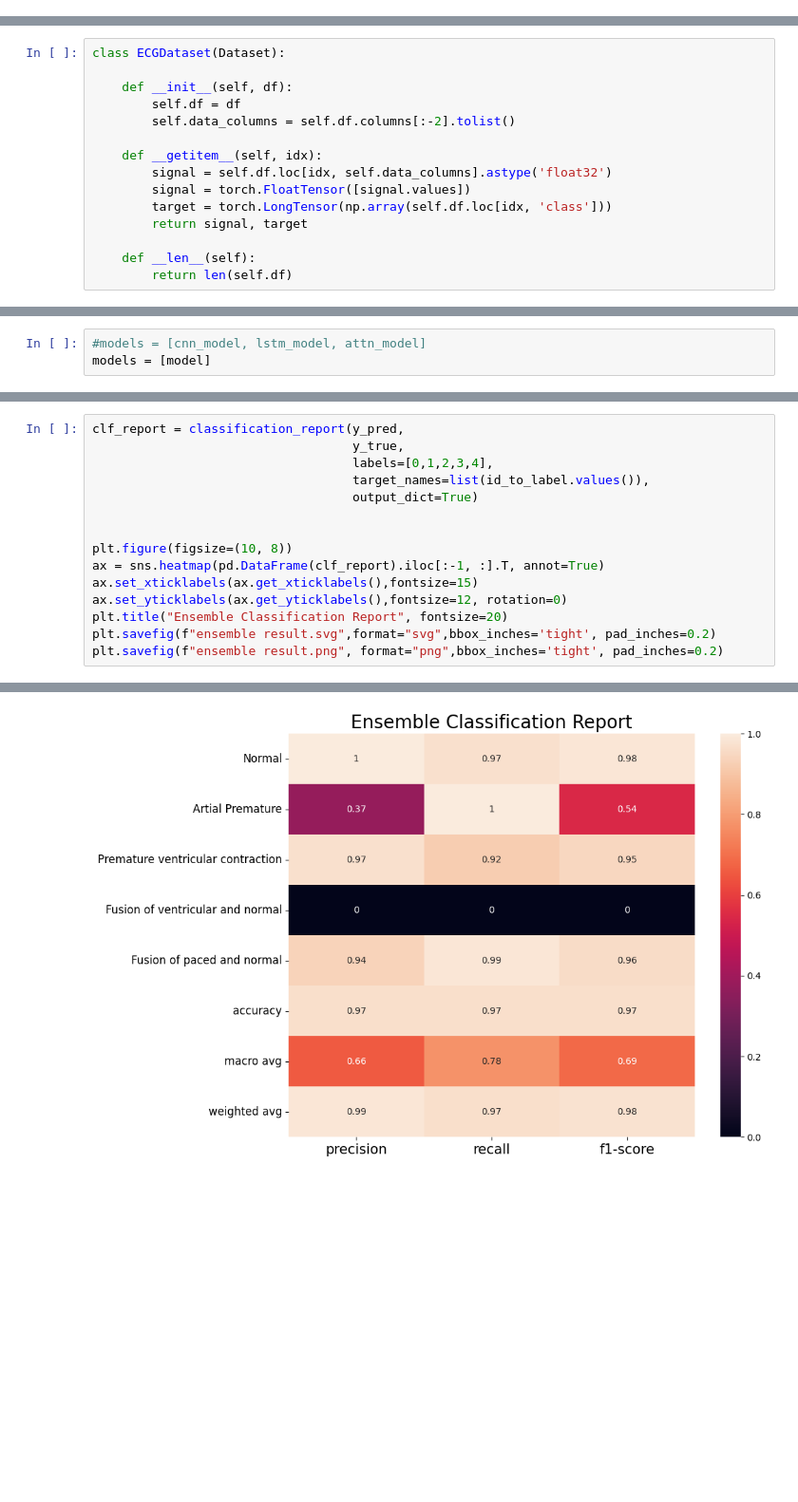
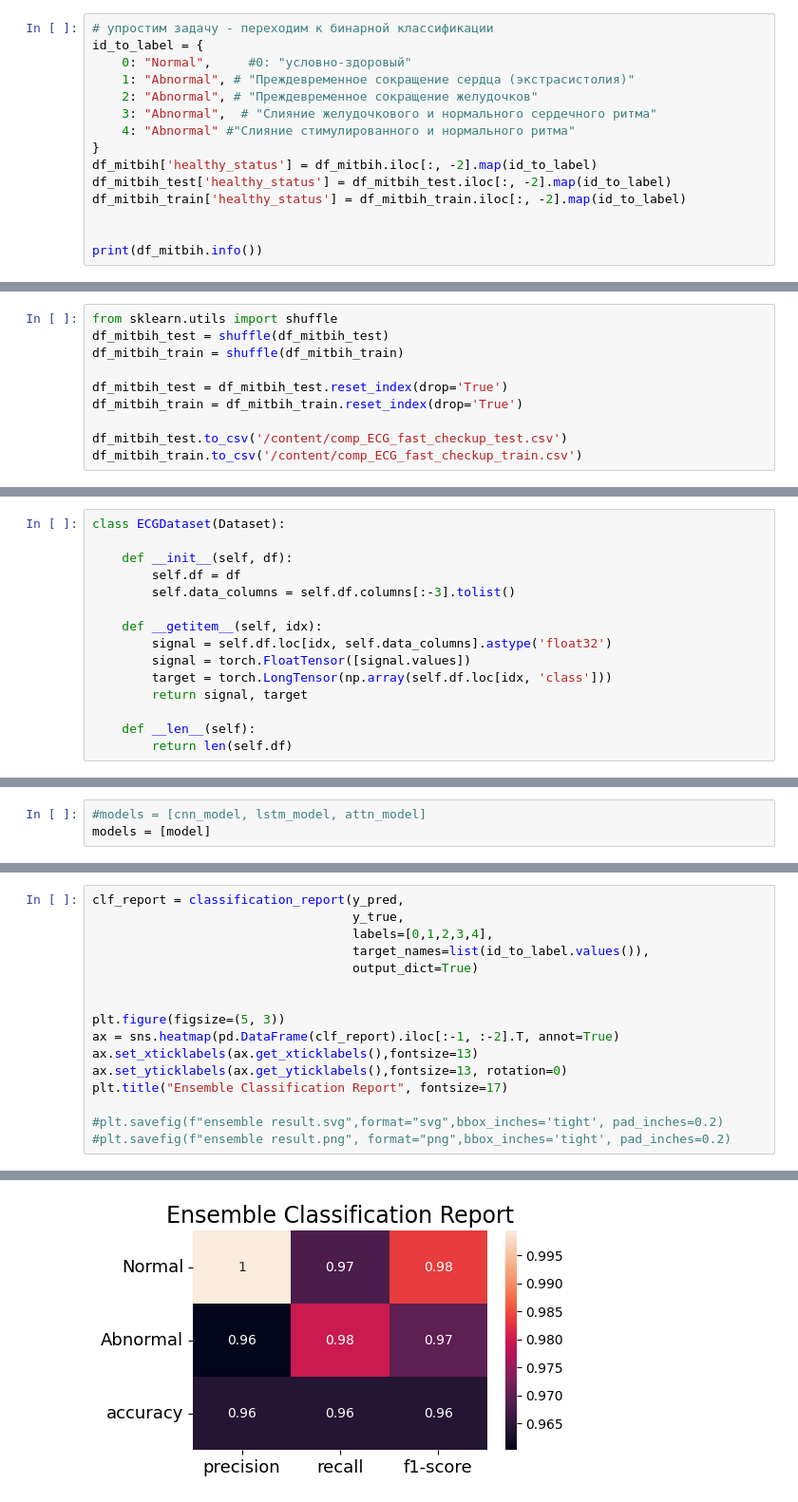
Before and after one commit to TAUforPython/BioMedAI, a Jupyter notebook: NN ECG LSTM CNN Attention classification.ipynb, the cells around one changed output, grey strips where cells are left out. Shown: that part at 95% size. Drawn from its saved outputs; the diff is of its cells as text; blank space fills up the shorter version.

```diff
--- a/NN ECG LSTM CNN Attention classification.ipynb
+++ b/NN ECG LSTM CNN Attention classification.ipynb
@@ -76 +81,16 @@ memory usage: 15.9+ MB
 None
+# %%
+# упростим задачу - переходим к бинарной классификации
+id_to_label = {
+    0: "Normal",     #0: "условно-здоровый"
+    1: "Abnormal", # "Преждевременное сокращение сердца (экстрасистолия)"
+    2: "Abnormal", # "Преждевременное сокращение желудочков"
+    3: "Abnormal",  # "Cлияние желудочкового и нормального сердечного ритма"
+    4: "Abnormal" #"Cлияние стимулированного и нормального ритма"
+}
+df_mitbih['healthy_status'] = df_mitbih.iloc[:, -2].map(id_to_label)
+df_mitbih_test['healthy_status'] = df_mitbih_test.iloc[:, -2].map(id_to_label)
+df_mitbih_train['healthy_status'] = df_mitbih_train.iloc[:, -2].map(id_to_label)
+
+
+print(df_mitbih.info())
@@ -77 +104,11 @@ None
+# %%
+from sklearn.utils import shuffle
+df_mitbih_test = shuffle(df_mitbih_test)
+df_mitbih_train = shuffle(df_mitbih_train)
+
+df_mitbih_test = df_mitbih_test.reset_index(drop='True')
+df_mitbih_train = df_mitbih_train.reset_index(drop='True')
+
+df_mitbih_test.to_csv('/content/comp_ECG_fast_checkup_test.csv')
+df_mitbih_train.to_csv('/content/comp_ECG_fast_checkup_train.csv')
 # %%
@@ -110,7 +156,7 @@ class ECGDataset(Dataset):
 
     def __init__(self, df):
         self.df = df
-        self.data_columns = self.df.columns[:-2].tolist()
+        self.data_columns = self.df.columns[:-3].tolist()
 
     def __getitem__(self, idx):
         signal = self.df.loc[idx, self.data_columns].astype('float32')
@@ -659,11 +715,12 @@ clf_report = classification_report(y_pred,
                                    output_dict=True)
 
 
-plt.figure(figsize=(10, 8))
-ax = sns.heatmap(pd.DataFrame(clf_report).iloc[:-1, :].T, annot=True)
-ax.set_xticklabels(ax.get_xticklabels(),fontsize=15)
-ax.set_yticklabels(ax.get_yticklabels(),fontsize=12, rotation=0)
-plt.title("Ensemble Classification Report", fontsize=20)
-plt.savefig(f"ensemble result.svg",format="svg",bbox_inches='tight', pad_inches=0.2)
-plt.savefig(f"ensemble result.png", format="png",bbox_inches='tight', pad_inches=0.2)
+plt.figure(figsize=(5, 3))
+ax = sns.heatmap(pd.DataFrame(clf_report).iloc[:-1, :-2].T, annot=True)
+ax.set_xticklabels(ax.get_xticklabels(),fontsize=13)
+ax.set_yticklabels(ax.get_yticklabels(),fontsize=13, rotation=0)
+plt.title("Ensemble Classification Report", fontsize=17)
+
+#plt.savefig(f"ensemble result.svg",format="svg",bbox_inches='tight', pad_inches=0.2)
+#plt.savefig(f"ensemble result.png", format="png",bbox_inches='tight', pad_inches=0.2)
 # %% [output]
@@ -670 +728 @@ plt.savefig(f"ensemble result.png", format="png",bbox_inches='tight', pad_inches
-[figure, old version]
+[figure, new version]
```
Also changed, not shown: parts of 18 cells of this notebook.
